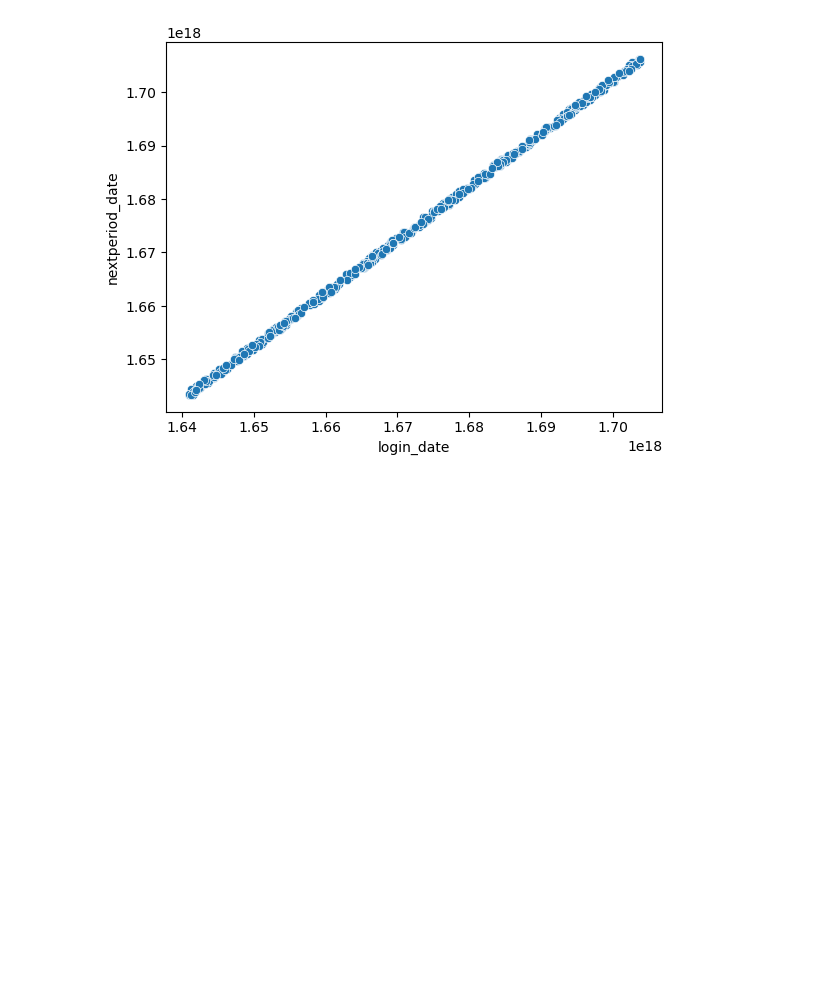
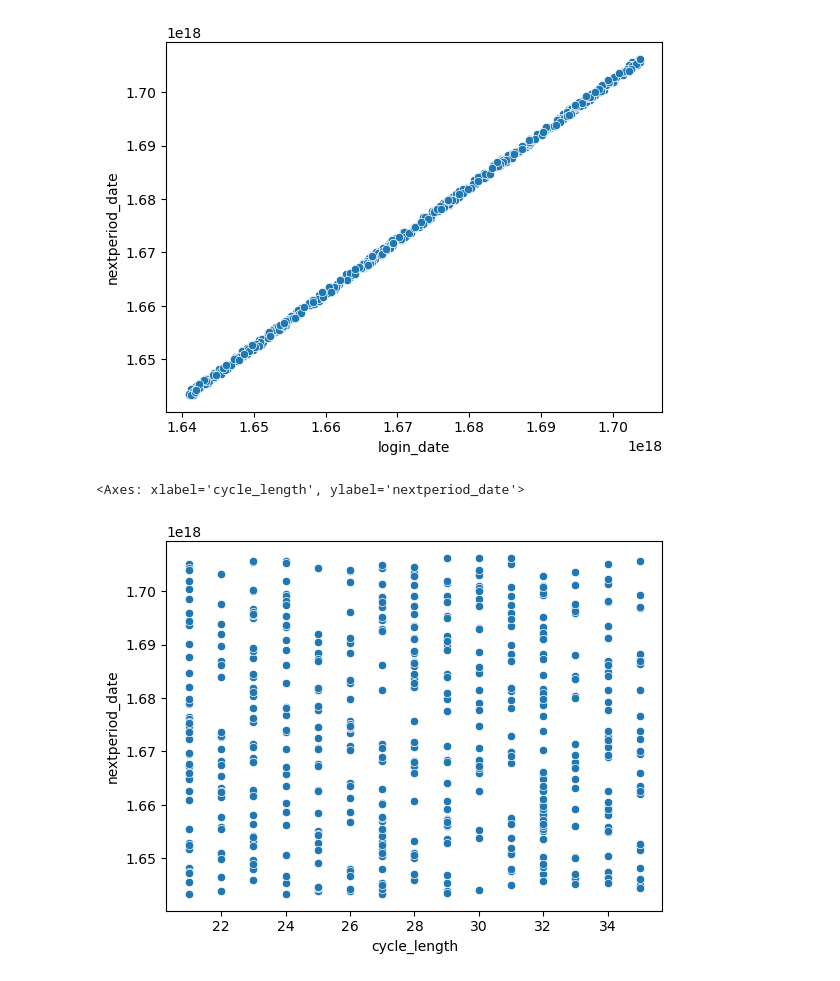
Before and after one commit to AkotoChristine/linear_regression_model, a Jupyter notebook: summative/linear_regression/multivariate.ipynb, the cells around one changed output. Drawn from its saved outputs; the diff is of its cells as text; code cells hidden in the pictures; blank space fills up the shorter version.

```diff
--- a/summative/linear_regression/multivariate.ipynb
+++ b/summative/linear_regression/multivariate.ipynb
@@ -195,3 +195,12 @@ sns.scatterplot( x = x, y =y)
 # %% [output]
 <Axes: xlabel='login_date', ylabel='nextperiod_date'>
 [figure]
+# %%
+#finding the relationship between cycle_length and nextperiod_date
+
+x = data["cycle_length"].astype("int64")
+y = data["nextperiod_date"].astype("int64")
+sns.scatterplot( x = x, y =y)
+# %% [output]
+<Axes: xlabel='cycle_length', ylabel='nextperiod_date'>
+[figure, added]
```
Also changed, not shown: parts of 1 cell of this notebook.
